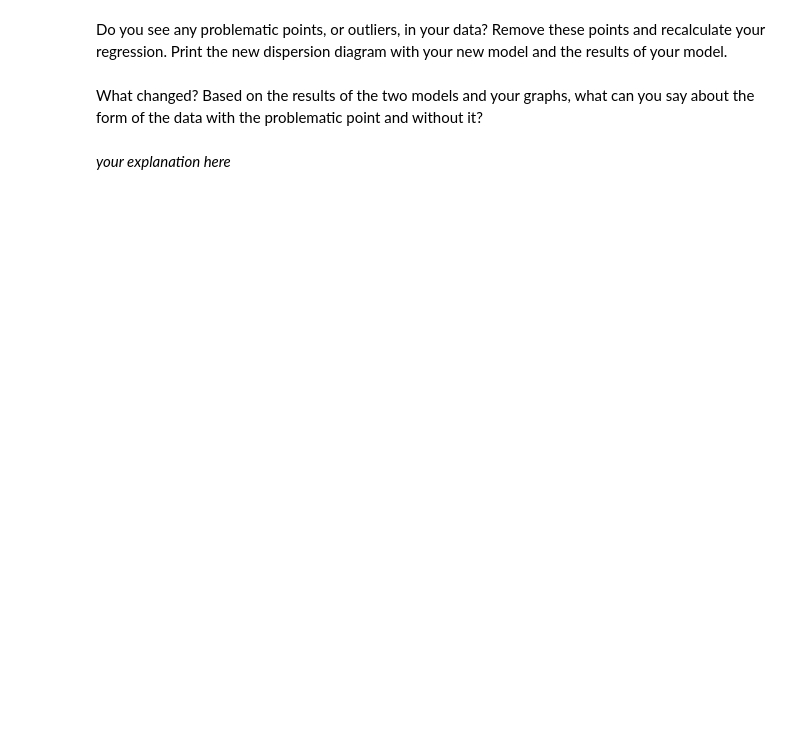
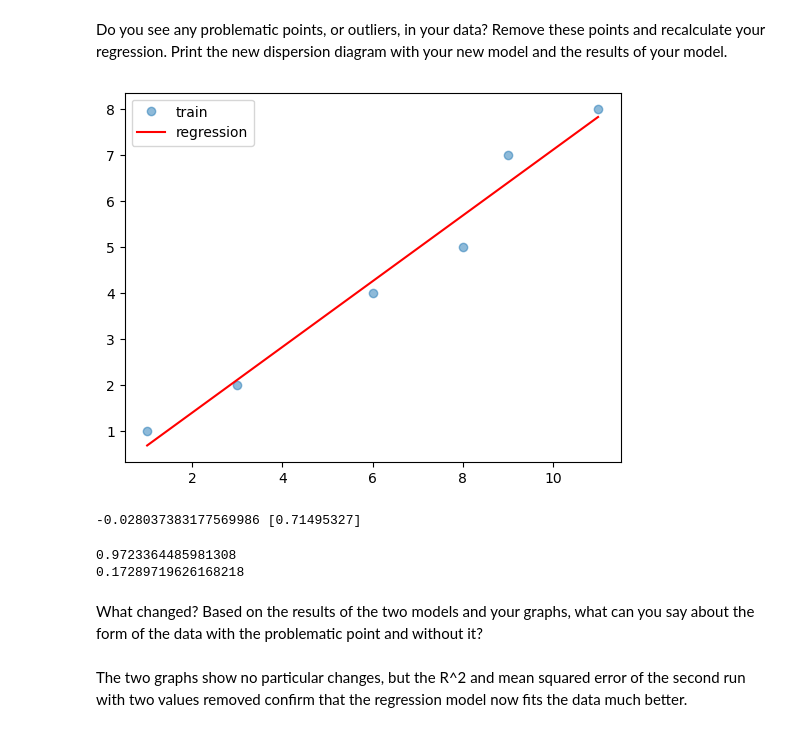
Before and after one commit to LauraSalakari/lab-regression-analysis-en, a Jupyter notebook: your-code/lab-regression-analysis.ipynb, the cells around one changed output. Cells and saved outputs as stored; diff of their text form; code cells hidden in the pictures; blank space fills up the shorter version.

```diff
--- a/your-code/lab-regression-analysis.ipynb
+++ b/your-code/lab-regression-analysis.ipynb
@@ -215,4 +256,37 @@ Do you see any problematic points, or outliers, in your data? Remove these point
+# %%
+# I see no particular outliers in the data
+# However, if the two data points pulling the regression coefficient higher ([4,4], [14,13]) were removed, we could get an even better fit
+
+df.drop(index=[2,7], inplace=True)
+# %%
+lm = LinearRegression()
+X = df["Invited"].to_numpy().reshape(-1,1)
+y = df["Attended"]
+
+lm.fit(X, y)
+
+y_pred = lm.predict(X)
+
+plt.plot(X, y, "o", alpha=0.5, label="train")
+plt.plot(X, y_pred,'r', label="regression");
+plt.legend()
+plt.show()
+# %% [output]
+[figure, added]
+# %%
+print(lm.intercept_,lm.coef_)
+# %% [output]
+-0.028037383177569986 [0.71495327]
+# %%
+y_pred = lm.predict(X)
+
+print(r2_score(y, y_pred))
+
+print(mean_squared_error(y, y_pred))
+# %% [output]
+0.9723364485981308
+0.17289719626168218
 # %% [markdown]
 What changed? Based on the results of the two models and your graphs, what can you say about the form of the data with the problematic point and without it?
-# %% [markdown]
-*your explanation here*
+# %% [markdown]
+The two graphs show no particular changes, but the R^2 and mean squared error of the second run with two values removed confirm that the regression model now fits the data much better.
```
Also changed, not shown: parts of 10 cells of this notebook.
